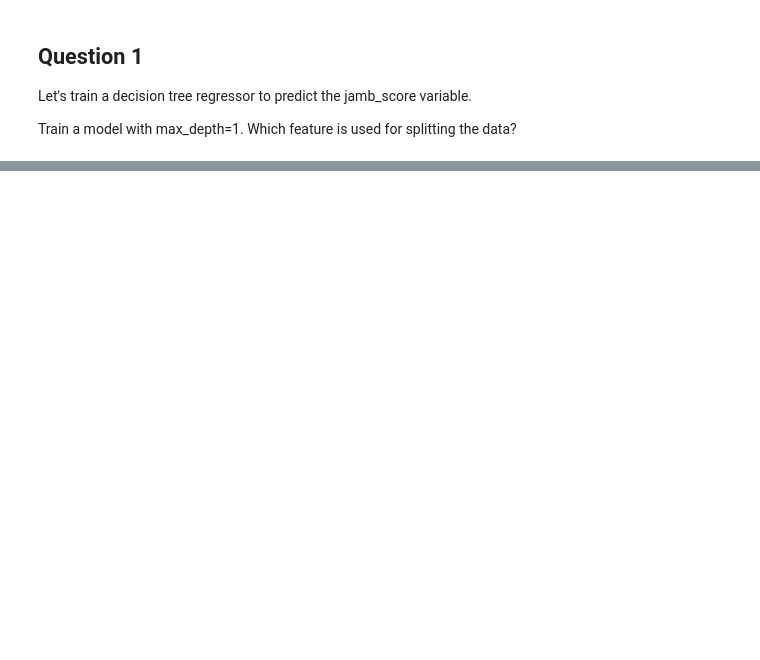
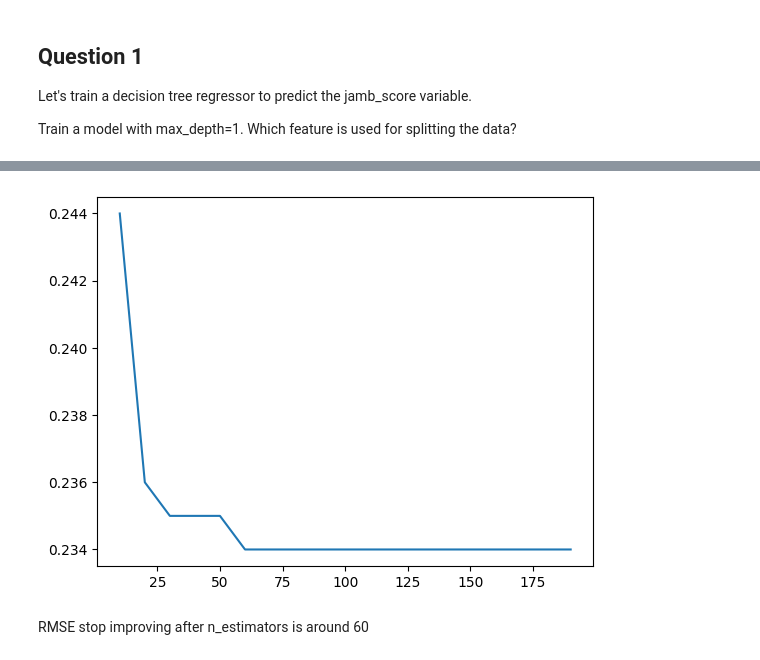
Before and after one commit to riodpp/ml-zoomcamp-cohorts, a Jupyter notebook: cohorts/06-trees/trees.ipynb, the cells around one changed output, grey strips where cells are left out. Drawn from its saved outputs; the diff is of its cells as text; code cells hidden in the pictures; blank space fills up the shorter version.

```diff
--- a/cohorts/06-trees/trees.ipynb
+++ b/cohorts/06-trees/trees.ipynb
@@ -83,12 +74,12 @@ Let's train a decision tree regressor to predict the jamb_score variable.
 Train a model with max_depth=1.
 Which feature is used for splitting the data?
 # %%
-from sklearn.tree import DecisionTreeClassifier
+from sklearn.tree import DecisionTreeRegressor
 from sklearn.metrics import roc_auc_score
 import matplotlib.pyplot as plt
 from sklearn.tree import export_text
 
-model = DecisionTreeClassifier(max_depth=1)
+model = DecisionTreeRegressor(max_depth=1)
 model.fit(X_train, y_train)
 
 print(export_text(model, feature_names=dv.get_feature_names_out()))
@@ -142,0 +104,5 @@ AxisError: axis 1 is out of bounds for array of dimension 1
+# %%
+from sklearn.ensemble import RandomForestRegressor
+
+model_custom = RandomForestRegressor(n_estimators=10, random_state=1, n_jobs=-1)
+model_custom.fit(X_train, y_train)
@@ -142,0 +111,3 @@ AxisError: axis 1 is out of bounds for array of dimension 1
+# %%
+y_pred = model_custom.predict(X_val)
+np.sqrt(((y_val - y_pred) ** 2).mean())
@@ -142,0 +127,19 @@ AxisError: axis 1 is out of bounds for array of dimension 1
+# %%
+scores = []
+
+for i in range(10, 200, 10):
+    model_custom = RandomForestRegressor(n_estimators=i, random_state=1, n_jobs=-1)
+    model_custom.fit(X_train, y_train)
+
+    y_pred = model_custom.predict(X_val)
+    score = np.sqrt(((y_val - y_pred) ** 2).mean())
+    scores.append((i, score))
+
+df_scores = pd.DataFrame(scores, columns=['n_estimators', 'rmse'])
+# %%
+plt.plot(df_scores.n_estimators, df_scores.rmse.round(3))
+plt.show()
+# %% [output]
+[figure, added]
+# %% [markdown]
+RMSE stop improving after n_estimators is around 60
```
Also changed, not shown: parts of 32 cells of this notebook.
